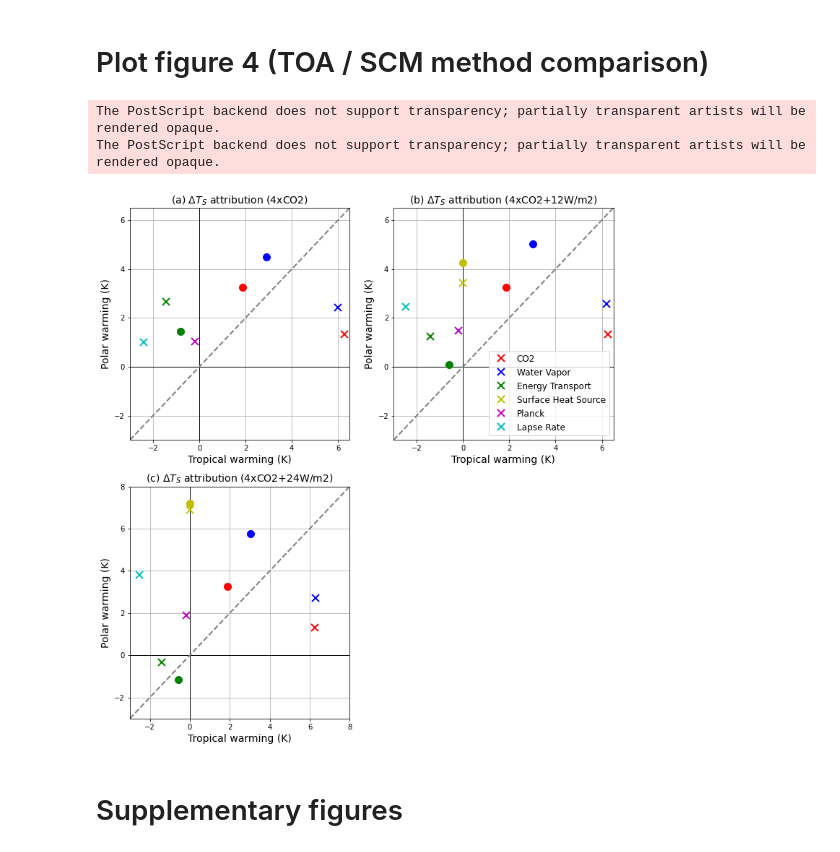
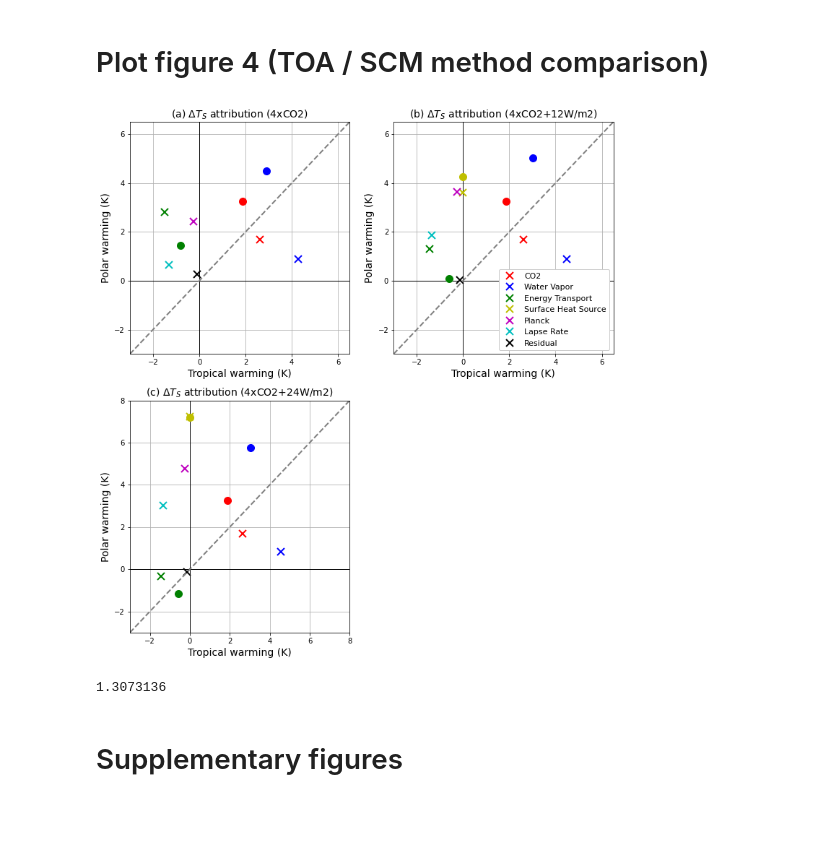
Before and after one commit to matthewjhenry/HMLR19_SCM, a Jupyter notebook: plot_figures.ipynb, the cells around one changed output. Saved outputs shown, nothing was run; the diff lists cells and outputs as text; code cells hidden in the pictures; blank space fills up the shorter version.

Commit message:
edits from December 2020 manuscript revision, includes shift to Isca kernels

```diff
--- a/plot_figures.ipynb
+++ b/plot_figures.ipynb
@@ -1057,0 +966,31 @@ If there is an error here make sure "lw = Dataset(...)" point to the aquaplanet
+# %%
+print('If there is an error here make sure the kernels point to the Isca kernels you can download from https://zenodo.org/record/4282681/')
+
+t_lw = read_kernel('./isca_kernels/t_lw_kernel.nc','t_lw_kernel')
+t_lw = t_lw.mean('month')
+
+t_sw = read_kernel('./isca_kernels/t_sw_kernel.nc','t_sw_kernel')
+t_sw = t_sw.mean('month')
+ds1 = xr.open_dataset('./iGCM_data/idealised_moist_AM2rad_albedo/300ppm/surf_ave.nc', decode_times=False)
+from scipy import interpolate
+f = interpolate.interp2d(t_lw.lat,t_lw.pfull,t_lw+t_sw)
+t_lw_interp = xr.DataArray(f(ds1.lat,ds1.pfull), coords=[ds1.pfull, ds1.lat],
+                     dims=['pfull','lat'])
+
+kernel_ts_lw = xr.open_dataset('./isca_kernels/sfc_ts_lw_kernel.nc')
+ts_lw = kernel_ts_lw.lw_kernel.mean('index')
+
+wv_lw = read_kernel('./isca_kernels/wv_lw_kernel.nc','wv_lw_kernel')
+wv_lw = wv_lw.mean('month')
+
+wv_sw = read_kernel('./isca_kernels/wv_sw_kernel.nc','wv_sw_kernel')
+wv_sw = wv_sw.mean('month')
+
+f = interpolate.interp2d(t_lw.lat,t_lw.pfull,wv_lw+wv_sw)
+wv_lw_interp = xr.DataArray(f(ds1.lat,ds1.pfull), coords=[ds1.pfull, ds1.lat],
+                     dims=['pfull','lat'])
+
+
+fixedSST = xr.open_dataset('./iGCM_data/idealised_moist_AM2rad_fixedsst_SCM/1200ppm/surf_ave.nc',decode_times=False)
+F_co2 =  -fixedSST.olr.mean(('lon','time')) +ds1.olr.mean(('lon','time'))
+forcing_CO2_lwgrid = F_co2.values
@@ -1071,6 +1167,7 @@ plt.plot(MSE_CO2_trop,MSE_CO2_poles, 'x', color='g', ms=ms, mew=mew, label='Ener
 plt.plot(PFB_CO2_trop, PFB_CO2_poles, 'x', color='m', ms=ms, mew=mew, label='Planck')
 plt.plot(LFB_CO2_trop,LFB_CO2_poles, 'x', color='c', ms=ms, mew=mew, label='Lapse Rate')
 # plt.plot(forcing_SHS_trop,forcing_SHS_poles, 'x', color='r', ms=ms, mew=mew, label='SHS')
+plt.plot(res_CO2_trop,res_CO2_poles, 'x', color='k', ms=ms, mew=mew, label='Residual')
 plt.plot(model_t_co2.state['Ts'] - model_t_ctl.state['Ts'], model_p_co2.state['Ts'] - model_p_ctl.state['Ts'], 'o', color='r',markersize=msize)
 plt.plot(model_t_sh.state['Ts']- model_t_ctl.state['Ts'], model_p_sh.state['Ts']- model_p_ctl.state['Ts'], 'bo',markersize=msize)
 plt.plot(model_t_ET.state['Ts'] - model_t_ctl.state['Ts'], model_p_moist.state['Ts'] + model_p_dry.state['Ts'] - 2*model_p_ctl.state['Ts'], 'o', c='g',markersize=msize)
@@ -1094,6 +1191,7 @@ plt.plot(MSE_CO2_trop_12,MSE_CO2_poles_12, 'x', color='g', ms=ms, mew=mew, label
 plt.plot(forcing_SHS_trop_12,forcing_SHS_poles_12, 'x', color='y', ms=ms, mew=mew, label='Surface Heat Source')
 plt.plot(PFB_CO2_trop_12, PFB_CO2_poles_12, 'x', color='m', ms=ms, mew=mew, label='Planck')
 plt.plot(LFB_CO2_trop_12,LFB_CO2_poles_12, 'x', color='c', ms=ms, mew=mew, label='Lapse Rate')
+plt.plot(res_CO2_trop_12,res_CO2_poles_12, 'x', color='k', ms=ms, mew=mew, label='Residual')
 plt.plot(model_t_co2_HS12.state['Ts'] - model_t_ctl.state['Ts'], model_p_co2_HS12.state['Ts'] - model_p_ctl.state['Ts'], 'o', color='r',markersize=msize)
 plt.plot(model_t_sh_HS12.state['Ts']- model_t_ctl.state['Ts'], model_p_sh_HS12.state['Ts']- model_p_ctl.state['Ts'], 'bo',markersize=msize)
 plt.plot(model_t_ET_HS12.state['Ts'] - model_t_ctl.state['Ts'], model_p_moist_HS12.state['Ts'] + model_p_dry_HS12.state['Ts'] - 2*model_p_ctl.state['Ts'], 'o', c='g',markersize=msize)
@@ -1103,40 +1201,43 @@ plt.xlim([-3,6.5])
 plt.ylim([-3,6.5])
 # lgd = plt.legend(bbox_to_anchor=(1.45, 1),numpoints = 1)
 # plt.legend(loc='lower right',numpoints = 1)
-plt.legend(loc='best',prop={'size': 12})
+plt.legend(loc='best',prop={'size': 11},framealpha=1)
 plt.grid()
 plt.title('(b) $\Delta T_S$ attribution (4xCO2+12W/m2)', **font)
 plt.xlabel('Tropical warming (K)', **font)
 plt.ylabel('Polar warming (K)', **font)
 
 plt.subplot(2,2,3)
 plt.hlines(0, -3, 9.5,linewidth=1, color='k')
 plt.vlines(0, -3, 9.5,linewidth=1, color='k')
 plt.plot(F_CO2_trop_24,F_CO2_poles_24, 'x', color='r', ms=ms, mew=mew, label='CO2')
 plt.plot(WVFB_CO2_trop_24,WVFB_CO2_poles_24, 'x', color='b', ms=ms, mew=mew, label='Water Vapor')
 plt.plot(MSE_CO2_trop_24,MSE_CO2_poles_24, 'x', color='g', ms=ms, mew=mew, label='Energy Transport')
 plt.plot(forcing_SHS_trop_24,forcing_SHS_poles_24, 'x', color='y', ms=ms, mew=mew, label='Surface Heat Source')
 plt.plot(PFB_CO2_trop_24, PFB_CO2_poles_24, 'x', color='m', ms=ms, mew=mew, label='Planck')
 plt.plot(LFB_CO2_trop_24,LFB_CO2_poles_24, 'x', color='c', ms=ms, mew=mew, label='Lapse Rate')
+plt.plot(res_CO2_trop_24,res_CO2_poles_24, 'x', color='k', ms=ms, mew=mew, label='Residual')
 plt.plot(model_t_co2_HS24.state['Ts'] - model_t_ctl.state['Ts'], model_p_co2_HS24.state['Ts'] - model_p_ctl.state['Ts'], 'o', color='r',markersize=msize)
 plt.plot(model_t_sh_HS24.state['Ts']- model_t_ctl.state['Ts'], model_p_sh_HS24.state['Ts']- model_p_ctl.state['Ts'], 'bo',markersize=msize)
 plt.plot(model_t_ET_HS24.state['Ts'] - model_t_ctl.state['Ts'], model_p_moist_HS24.state['Ts'] + model_p_dry_HS24.state['Ts'] - 2*model_p_ctl.state['Ts'], 'o', c='g',markersize=msize)
 plt.plot(0, model_p_qs_HS24.state['Ts']- model_p_ctl.state['Ts'], 'o', c='y',markersize=msize)
 plt.plot([-3, 8], [-3, 8], color='grey', linestyle='--', linewidth=2)
 plt.xlim([-3,8])
 plt.ylim([-3,8])
 # lgd = plt.legend(bbox_to_anchor=(1.65, 1),numpoints = 1)
 # plt.legend(loc='lower right',numpoints = 1)
 plt.grid()
 plt.title('(c) $\Delta T_S$ attribution (4xCO2+24W/m2)', **font)
 plt.xlabel('Tropical warming (K)', **font)
 plt.ylabel('Polar warming (K)', **font)
 plt.savefig('fig4.eps', bbox_inches='tight')
 plt.show()
 # %% [output]
-The PostScript backend does not support transparency; partially transparent artists will be rendered opaque.
-The PostScript backend does not support transparency; partially transparent artists will be rendered opaque.
-[figure, old version]
+[figure, new version]
+# %%
+MSE_CO2_poles_12
+# %% [output]
+1.3073136
 # %% [markdown]
 # Supplementary figures
 # %% [markdown]
```
Also changed, not shown: parts of 15 cells of this notebook.
